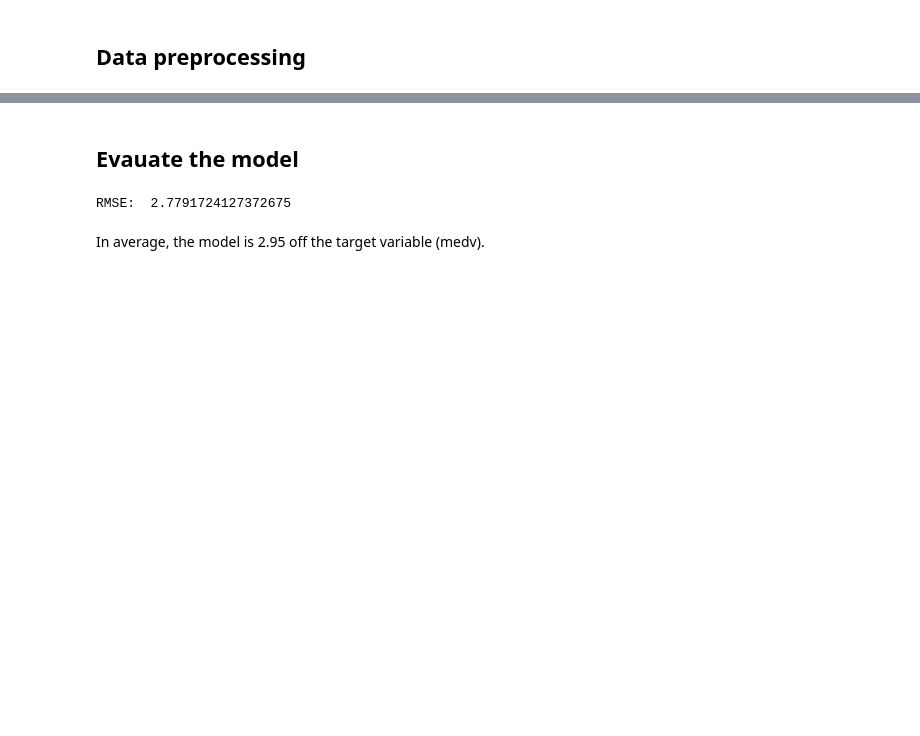
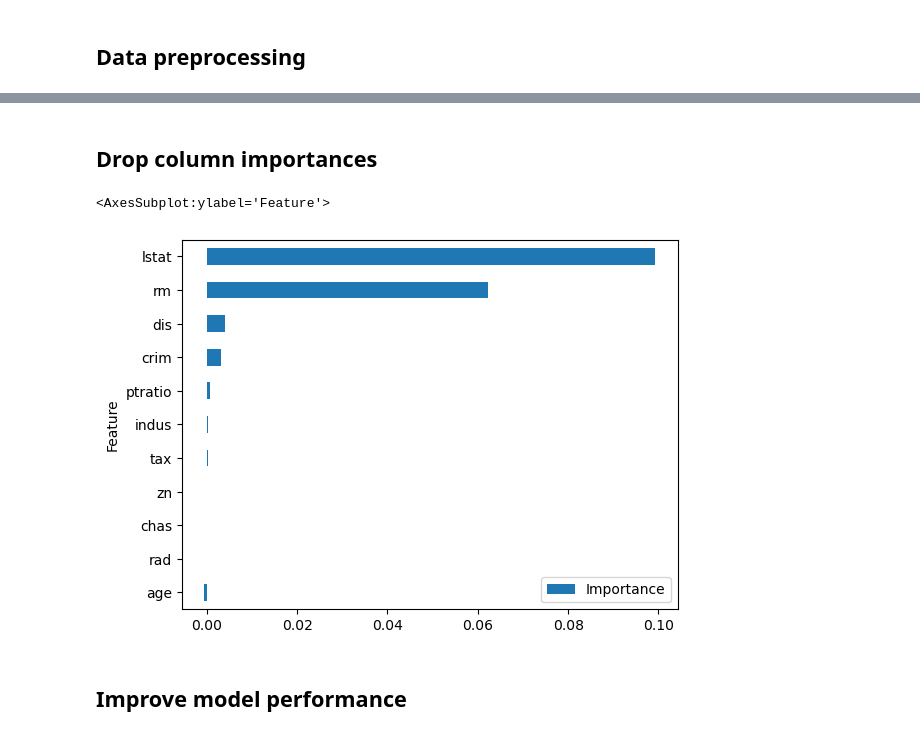
Before and after one commit to lilianabs/customer-acceptance, a Jupyter notebook: boston_example.ipynb, the cells around one changed output, grey strips where cells are left out. Saved outputs shown, nothing was run; the diff lists cells and outputs as text; code cells hidden in the pictures; blank space fills up the shorter version.

```diff
--- a/boston_example.ipynb
+++ b/boston_example.ipynb
@@ -121,2 +158,34 @@ tax     0.008 +/- 0.003
+# %% [markdown]
+## Drop column importances
+# %%
+def dropcol_importances(rf, X_train, y_train):
+    rf_ = clone(rf)
+    rf_.random_state = 42
+    rf_.fit(X_train, y_train)
+
+    #use out of bag error as performance measurement
+    baseline = rf_.oob_score_
+    imp = []
+    for col in X_train.columns:
+        X = X_train.drop(col, axis=1)
+        rf_ = clone(rf)
+        rf_.random_state = 42
+        rf_.fit(X, y_train)
+        o = rf_.oob_score_
+        imp.append(baseline - o)
+    imp = np.array(imp)
+    I = pd.DataFrame(
+            data={'Feature':X_train.columns,
+                  'Importance':imp})
+    I = I.set_index('Feature')
+    I = I.sort_values('Importance', ascending=True)
+    return I
+
+
+imp = dropcol_importances(rf, X, y)
+imp.plot(kind = 'barh')
+# %% [output]
+<AxesSubplot:ylabel='Feature'>
+[figure, added]
 # %% [markdown]
-## Evauate the model
+## Improve model performance
@@ -127,6 +191,0 @@ rmse = mean_squared_error(y_val, y_pred, squared=False)
-# %%
-print("RMSE: ", rmse)
-# %% [output]
-RMSE:  2.7791724127372675
-# %% [markdown]
-In average, the model is 2.95 off the target variable (medv).
```
Also changed, not shown: parts of 35 cells of this notebook, 1 other file.
